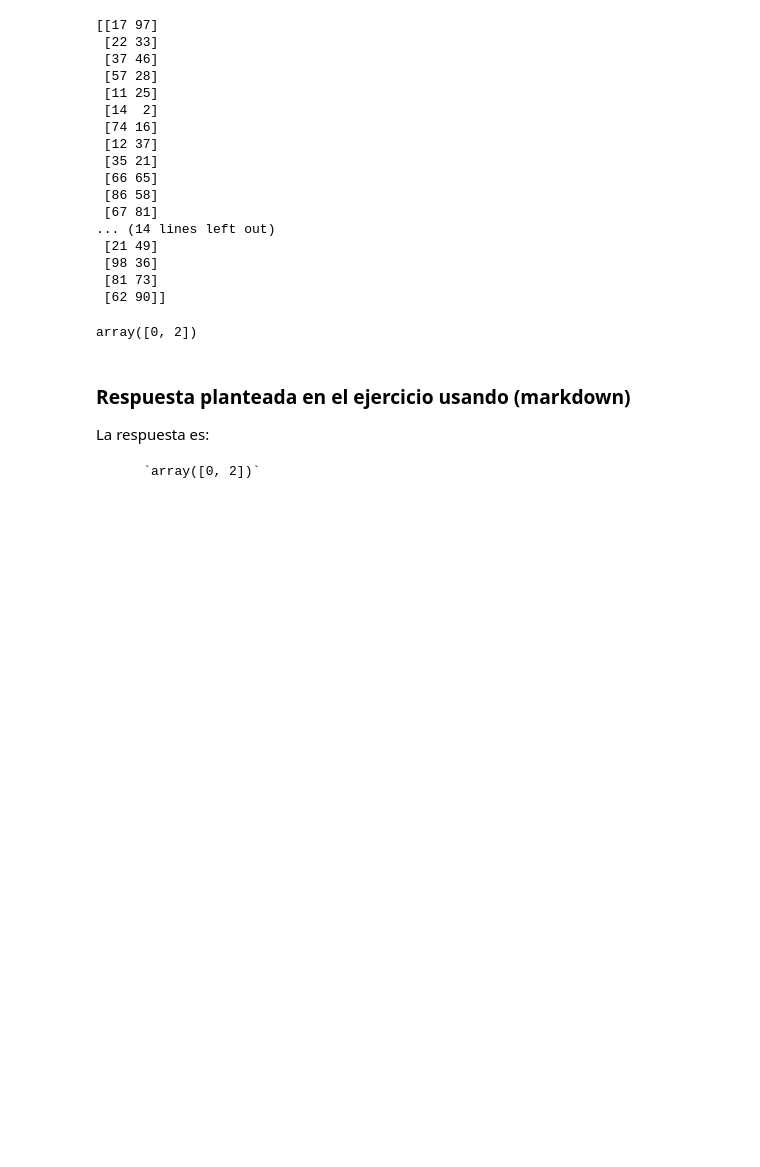
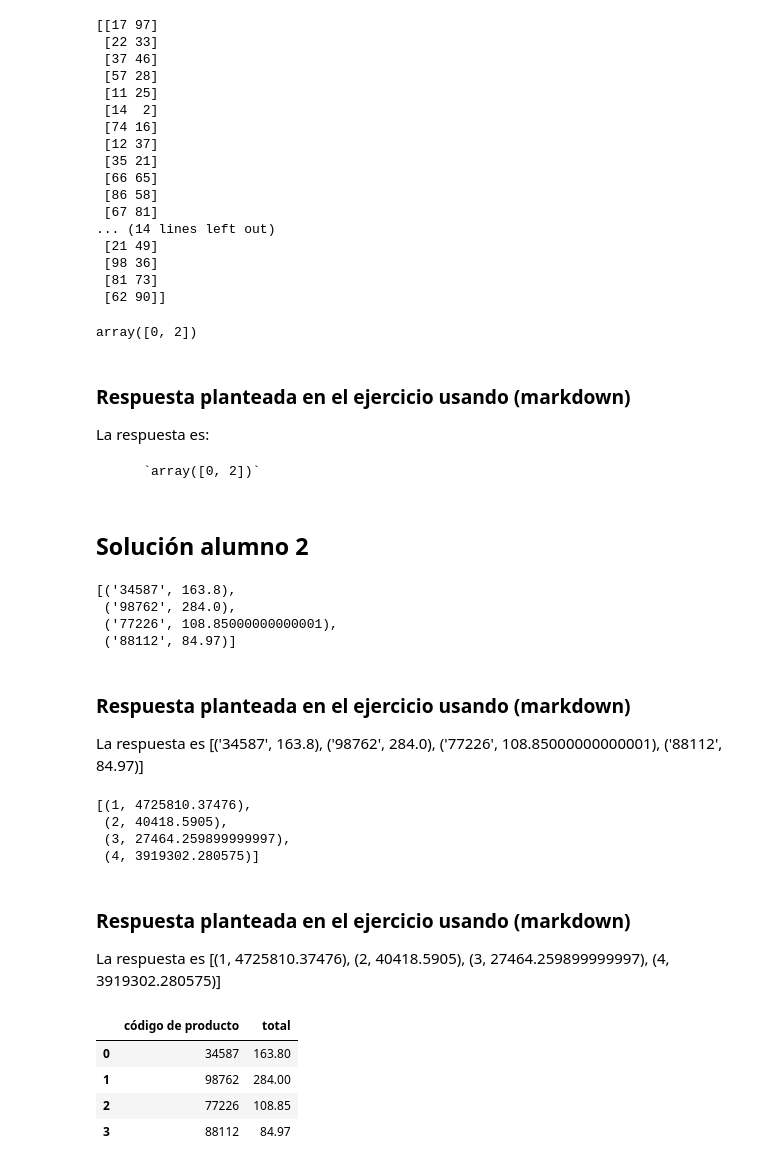
Before and after one commit to PintorOD1997/ProyectoConjunto_Tarea2_DPintor_RMartinez, a Jupyter notebook: ProyectoConjunto_DPintor_RMartinez.ipynb, the cells around one changed output. Drawn from its saved outputs; the diff is of its cells as text; code cells hidden in the pictures; blank space fills up the shorter version.

```diff
--- a/ProyectoConjunto_DPintor_RMartinez.ipynb
+++ b/ProyectoConjunto_DPintor_RMartinez.ipynb
@@ -201,3 +201,66 @@ array([0, 2])
  La respuesta es:
 
      	`array([0, 2])`
+# %% [markdown]
+## Solución alumno 2
+# %%
+########### Solución 1
+orders = [ ["34587", "Learning Python, Mark Lutz", 4, 40.95],
+           ["98762", "Programming Python, Mark Lutz", 5, 56.80],
+           ["77226", "Head First Python, Paul Barry", 3,32.95],
+           ["88112", "Einführung in Python3, Bernd Klein", 3, 24.99]]
+
+# El resultado debe ser como muestro en el resultado de esta celda
+
+
+list(map(lambda x: (x[0], x[3]*x[2]) if x[3]*x[2] >= 100 else (x[0], x[3]*x[2]+10), orders))
+# %% [output]
+[('34587', 163.8),
+ ('98762', 284.0),
+ ('77226', 108.85000000000001),
+ ('88112', 84.97)]
+# %% [markdown]
+### Respuesta planteada en el ejercicio usando (markdown)
+ La respuesta es [('34587', 163.8),
+ ('98762', 284.0),
+ ('77226', 108.85000000000001),
+ ('88112', 84.97)]
+# %%
+########### Solución 2
+orders = [[1, ("5464", 4, 9.99), ("8274",18,12.99), ("9744", 9, 44.95)],
+          [2, ("5464", 9, 9.99), ("9744", 9, 44.95)],
+          [3, ("5464", 9, 9.99), ("88112", 11, 24.99)],
+          [4, ("8732", 7, 11.99), ("7733",11,18.99), ("88112", 5, 39.95)] ]
+
+
+def precio(x):
+    return x[1]*x[2] if x[1]*x[2] >= 100 else x[1]*x[2]+10
+
+total = [[precio(orders[i][j]) for j in range(1, len(orders[i]))] for i in range(len(orders))]
+[(orders[i][0], reduce(lambda y, z: y*z, total[i])) for i in range(len(total))]
+# %% [output]
+[(1, 4725810.37476),
+ (2, 40418.5905),
+ (3, 27464.259899999997),
+ (4, 3919302.280575)]
+# %% [markdown]
+### Respuesta planteada en el ejercicio usando (markdown)
+ La respuesta es [(1, 4725810.37476),
+ (2, 40418.5905),
+ (3, 27464.259899999997),
+ (4, 3919302.280575)]
+# %%
+########## Solución 3
+#1
+orders = [ ["34587", "Learning Python, Mark Lutz", 4, 40.95],
+           ["98762", "Programming Python, Mark Lutz", 5, 56.80],
+           ["77226", "Head First Python, Paul Barry", 3,32.95],
+           ["88112", "Einführung in Python3, Bernd Klein", 3, 24.99]]
+
+pd.DataFrame(list(map(lambda x: (x[0], x[3]*x[2]) if x[3]*x[2] >= 100 else (x[0], x[3]*x[2]+10), orders)), columns=["código de producto","total"])
+# %% [output]
+|  | código de producto | total |
+| 0 | 34587 | 163.80 |
+| 1 | 98762 | 284.00 |
+| 2 | 77226 | 108.85 |
+| 3 | 88112 | 84.97 |
```
Also changed, not shown: parts of 14 cells of this notebook.
